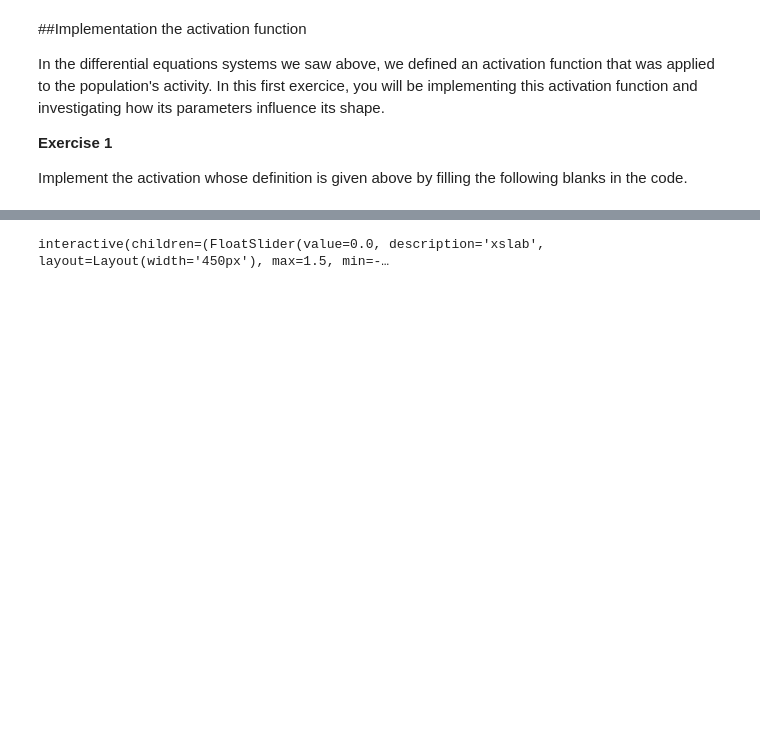
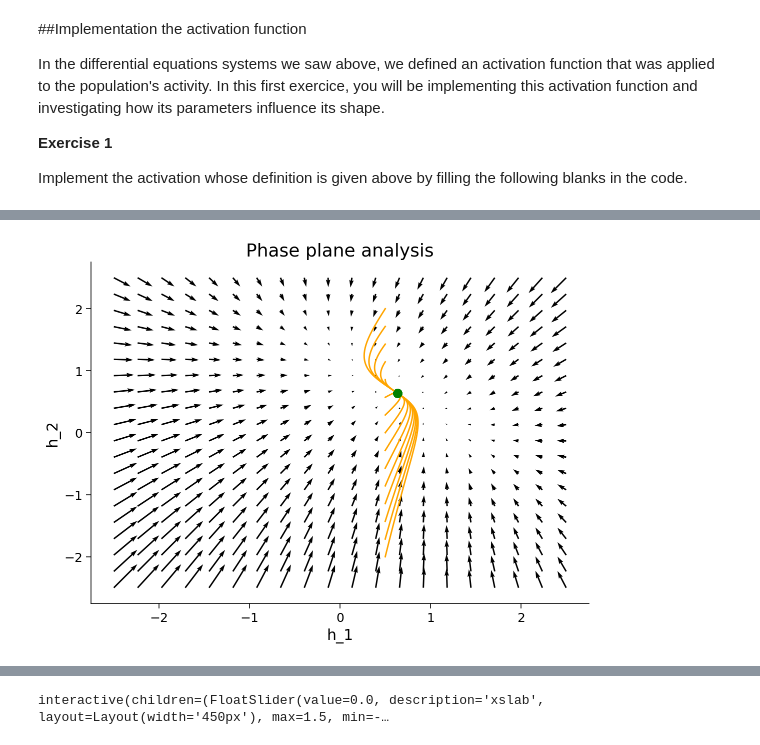
Before and after one commit to fblondiaux/LGBIO2072-2020, a Jupyter notebook: LGBIO2072_TP3.ipynb, the cells around one changed output, grey strips where cells are left out. Drawn from its saved outputs; the diff is of its cells as text; code cells hidden in the pictures; blank space fills up the shorter version.

```diff
--- a/LGBIO2072_TP3.ipynb
+++ b/LGBIO2072_TP3.ipynb
@@ -397,0 +216,66 @@ print(h[:,-1])
+# %%
+def PhasePlaneAnalysis(RI,h0init,pars):
+    """
+    Authors : Antoine de Comite and Florence Blondiaux
+    PhasePlaneAnalysis is a function that allows to perform phase plane
+    analysis
+      The aim of this function is to investigate the stability of the model
+      of the three populations in decision making. It has no outputs but
+      represents a graph containing different pieces of information.
+      ---> A vector field showing the evolution of the ODE system, the
+      different vectors show toward which direction the solution is moving at any
+      point of the meshgrid.
+      ---> The trajectories of the solutions you've selected (starting from
+      circle toward square)
+
+    INPUTS :
+    -RI (numpy array) contains the value of the input evidences for choice 1 and 2 rowwise
+    -h0_init (numpy_array) contains the candidates for the initial position of the trajectories
+
+    OUTPUTS :
+    - No outputs
+
+    What can be modified without too much damages in this code?
+    -The parameters of section 0 if you want to have a global overview of
+    their influence
+    - The meshgrid itself (linspaces y1 and y2, but keep the name)
+    """
+
+    #Phase plane analysis implementation
+
+    y1= np.linspace(-2.5,2.5,20)
+    y2 = np.linspace(-2.5,2.5,20)
+
+    [x,y] = np.meshgrid(y1,y2)
+    u= np.zeros_like(x)
+    v= np.zeros_like(y)
+    pars['sim_time'] = 2
+
+    for i in range(len(x)):
+        for j in range(len(x)):
+            Hprime = simulatePopEv(RI[:,:2],[x[i,j],y[i,j]],pars)
+            u[i,j]= Hprime[0,1]
+            v[i,j]= Hprime[1,1]
+    ax = plt.plot()
+    plt.quiver(x,y,u-x,v-y,units='width')
+
+    pars['sim_time'] = 500
+    for ii in range(h0init.shape[1]):
+        h = simulatePopEv(RI,h0init[:,ii],pars)
+        plt.plot(h[0,:],h[1,:],color="orange")
+        plt.plot(h[0,-1],h[1,-1],color="green",marker='o',markersize=8)
+    plt.title("Phase plane analysis")
+    plt.xlabel('h_1')
+    plt.ylabel('h_2')
+
+
+#These lines call the function above and perform phase plane analysis
+
+pars = {'sim_time':500,'dt':1e-3,'tau':10e-3,'wee':1.5,'alpha':1}
+RI = np.vstack((0.8*np.ones(pars['sim_time']),0.8*np.ones(500)))
+h0_2 = np.linspace(-2,2,15)
+h0 = np.vstack((0.5*np.ones(15),h0_2))
+
+PhasePlaneAnalysis(RI,h0,pars)
+# %% [output]
+[figure, added]
```
Also changed, not shown: parts of 46 cells of this notebook.
